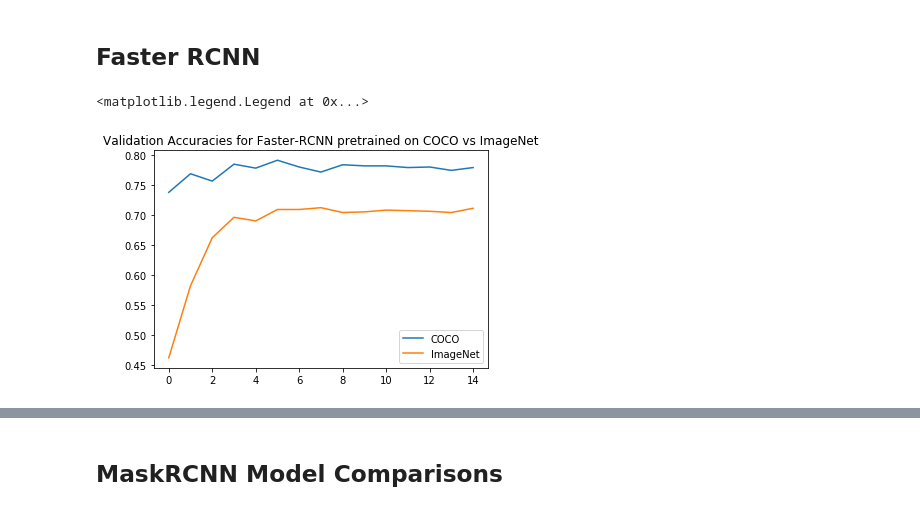
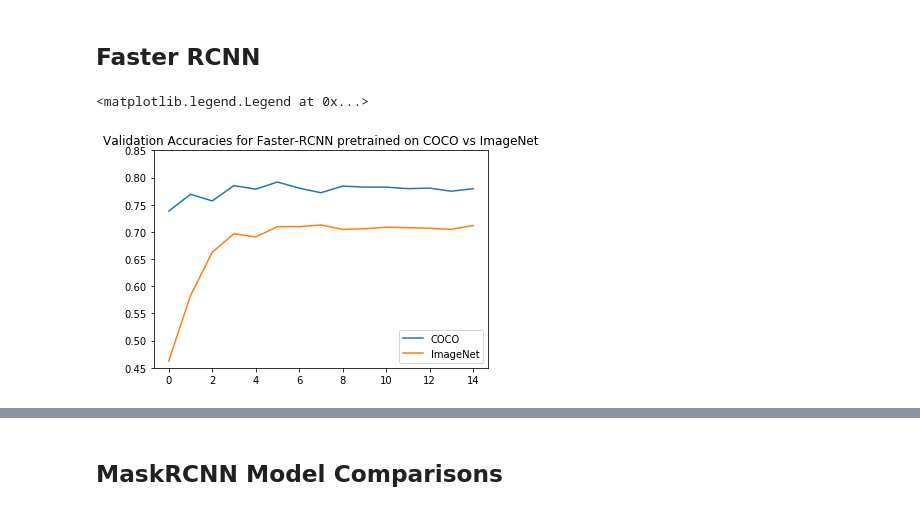
Before and after one commit to ericachio/Lung_Nodule_Identification, a Jupyter notebook: code/model_comparison.ipynb, the cells around one changed output, grey strips where cells are left out. Saved outputs shown, nothing was run; the diff lists cells and outputs as text; code cells hidden in the pictures.

```diff
--- a/code/model_comparison.ipynb
+++ b/code/model_comparison.ipynb
@@ -9,11 +9,12 @@ faster_50area = pickle.load(open("pickle/fasterrcnn_resnet50_area50_coco_validat
 faster_ImageNet = pickle.load(open("pickle/fasterrcnn_resnet50_area100_imageNet_validate_acc.pkl", "rb"))
 # %%
 plt.title('Validation Accuracies for Faster-RCNN pretrained on COCO vs ImageNet')
+plt.ylim(.45,.85)
 plt.plot(faster_100area, label = "COCO")
 plt.plot(faster_ImageNet, label = "ImageNet")
 plt.legend(loc = "lower right")
 # %% [output]
 <matplotlib.legend.Legend at 0x...>
-[figure, old version]
+[figure, new version]
 # %%
 plt.title('Validation Accuracies for Faster-RCNN on Nodule Area >=50 vs >=100')
```
Also changed, not shown: parts of 3 cells of this notebook, 5 other files.
